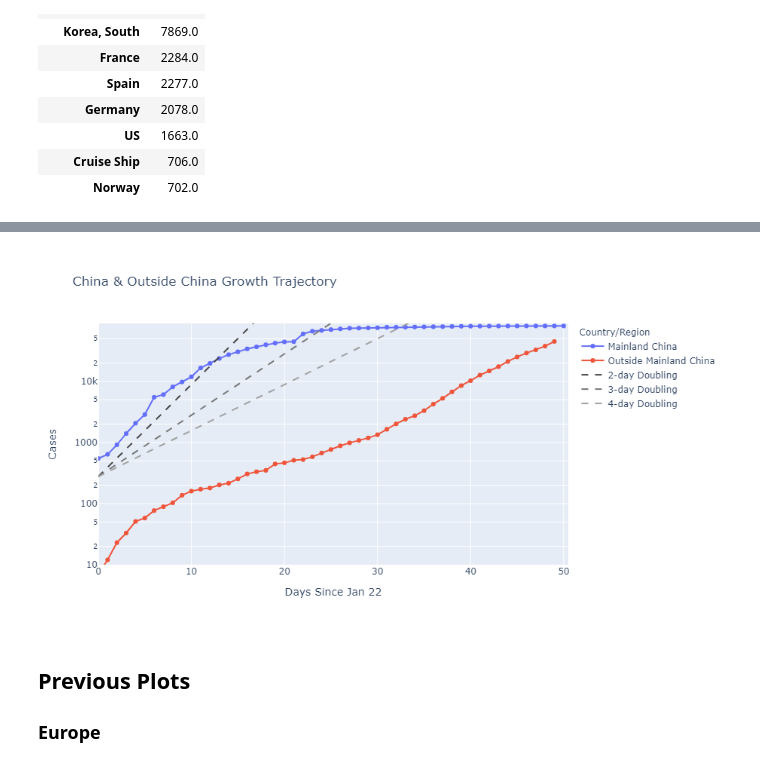
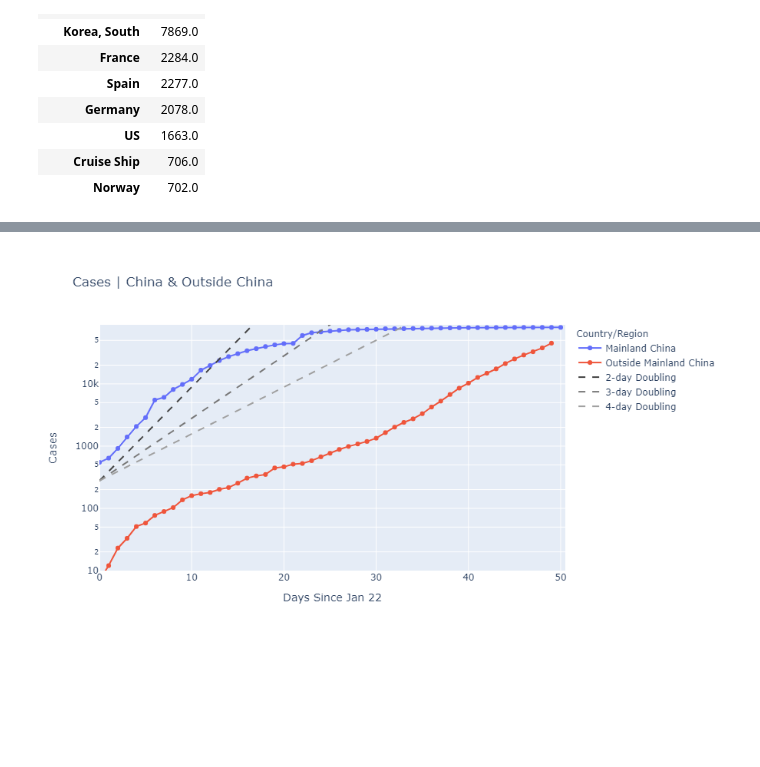
Before and after one commit to jenfly/covid-19, a Jupyter notebook: covid-19-timeseries.ipynb, the cells around one changed output, grey strips where cells are left out. Drawn from its saved outputs; the diff is of its cells as text; code cells hidden in the pictures; blank space fills up the shorter version.

Commit message:
Update plots

```diff
--- a/covid-19-timeseries.ipynb
+++ b/covid-19-timeseries.ipynb
@@ -19,7 +21,7 @@ publish_tag = '2020-03-12'
 # %%
 # Read up-to-date data from online repository
-url = 'https://raw.githubusercontent.com/CSSEGISandData/COVID-19/master/csse_covid_19_data/csse_covid_19_time_series/time_series_19-covid-Confirmed.csv'
-cov_in = pd.read_csv(url)
+base_url = 'https://raw.githubusercontent.com/CSSEGISandData/COVID-19/master/csse_covid_19_data/csse_covid_19_time_series/'
+cov_in = pd.read_csv(base_url + 'time_series_19-covid-Confirmed.csv')
 cov_in.head(2)
 # %% [output]
 |  | Province/State | Country/Region | Lat | Long | 1/22/20 | 1/23/20 | 1/24/20 | 1/25/20 | 1/26/20 | ... |
@@ -44,5 +74,9 @@ cov_by_state.head(2)
 # %%
 # Compute totals for each country
-cov = cov_by_state.groupby(['Country/Region', 'Date'])['Cases'].sum().reset_index(drop=False)
+cols = ['Cases', 'Recovered', 'Deaths', 'Active']
+cov = (cov_by_state.groupby(['Country/Region', 'Date'])[cols]
+       .sum(min_count=1)
+       .reset_index(drop=False)
+      )
 cov.head(2)
 # %% [output]
@@ -147,16 +180,16 @@ def plot_tseries(*args, width=800, height=500, **kwargs):
 # %%
-def plot_growth(cov, countries, title=None, double_times=[2, 3, 4, 20],
-                 colors=['rgb(70, 70, 70)', 'rgb(120, 120, 120)', 'rgb(160, 160, 160)', 'rgb(160, 160, 160)'],
-                xlabel='Days Since 100th Case', range_y=None):
-    """Plot growth trajectories of selected countries"""
+def plot_growth(cov, regions, title=None, double_times=[2, 3, 4, 20],
+                colors=['rgb(70, 70, 70)', 'rgb(120, 120, 120)', 'rgb(160, 160, 160)', 'rgb(160, 160, 160)'],
+                xlabel='Days Since 100th Case', ylabel='Cases', region_label='Country/Region', range_y=None):
+    """Plot growth trajectories of selected regions"""
 
-    if isinstance(countries, str):
-        countries = [countries]
-    df_plot = cov[cov['Country/Region'].isin(countries)].copy()
+    if isinstance(regions, str):
+        regions = [regions]
+    df_plot = cov[cov[region_label].isin(regions)].copy()
     df_plot['Date'] = df_plot['Date'].astype(str)
     range_x = (0, max(df_plot[xlabel]) + 0.5)
     if range_y is None:
-        range_y = (100, 1.1 * max(df_plot['Cases']))
+        range_y = (100, 1.1 * max(df_plot[ylabel]))
 
     # Lines for different doubling times
     days = np.arange(0, max(df_plot[xlabel]))
@@ -164,18 +197,18 @@ def plot_growth(cov, countries, title=None, double_times=[2, 3, 4, 20],
     for n in double_times:
         if n > 10:
             # Use minimum value as y-intercept for longer doubling times
-            y0 = df_plot.loc[df_plot[xlabel] == 0, 'Cases'].min()
+            y0 = df_plot.loc[df_plot[xlabel] == 0, ylabel].min()
         else:
             # Use mean value as y-intercept for shorter doubling times
-            y0 = df_plot.loc[df_plot[xlabel] == 0, 'Cases'].mean()
+            y0 = df_plot.loc[df_plot[xlabel] == 0, ylabel].mean()
         df_double[f'{n}-day Doubling'] = y0 * (2 ** ((days) / n))
 
 
     # Plot timeseries
-    fig = plot_tseries(df_plot, x=xlabel, y='Cases', color='Country/Region',
+    fig = plot_tseries(df_plot, x=xlabel, y=ylabel, color=region_label,
                        range_x=range_x, range_y=range_y, log_y=True, title=title,
-                       category_orders={'Country/Region' : countries},
-                       hover_name='Country/Region',
+                       category_orders={region_label : regions},
+                       hover_name=region_label,
                        hover_data=['Date'])
 
     # Add lines for doubling times
@@ -202,35 +235,31 @@ if publish:
 # %%
 # China & Outside China growth trajectories
 date_min = cov.loc[cov['Country/Region'] == 'China', 'Date'].min().strftime('%b %d')
 day_label = f'Days Since {date_min}'
 df_plot = (cov[cov['Country/Region'] == 'China']
            .rename({'Days Since 100th Case' : day_label}, axis=1)
            .replace({'China' : 'Mainland China'})
           )
 
 # Compute total cases outside mainland China
 n_countries = cov.loc[cov['Country/Region'] != 'China', 'Country/Region'].nunique()
 outside_china = (cov[cov['Country/Region'] != 'China']
                  .groupby('Date')['Cases']
                  .sum(min_count=n_countries)
                  .reset_index(drop=False))
 outside_china['Country/Region'] = 'Outside Mainland China'
 outside_china[day_label] = outside_china.index.values
 df_plot = df_plot.append(outside_china)
 
 # Plot growth trajectories
 regions = ['Mainland China', 'Outside Mainland China']
 range_y = (10, 1.1 * max(df_plot['Cases']))
-fig = plot_growth(df_plot, regions, title='China & Outside China Growth Trajectory',
+fig = plot_growth(df_plot, regions, title='Cases | China & Outside China',
                   xlabel=day_label, range_y=range_y, double_times=[2, 3, 4])
 fig.update_layout(xaxis_title=f'Days Since {date_min}')
 fig.show()
 
 if publish:
     py.plot(fig, filename=f'covid19_growth_{publish_tag}_02')
 # %% [output]
-[figure, old version]
+[figure, new version]
-# %% [markdown]
-## Previous Plots
-
-### Europe
```
Also changed, not shown: parts of 21 cells of this notebook, 1 other file.
